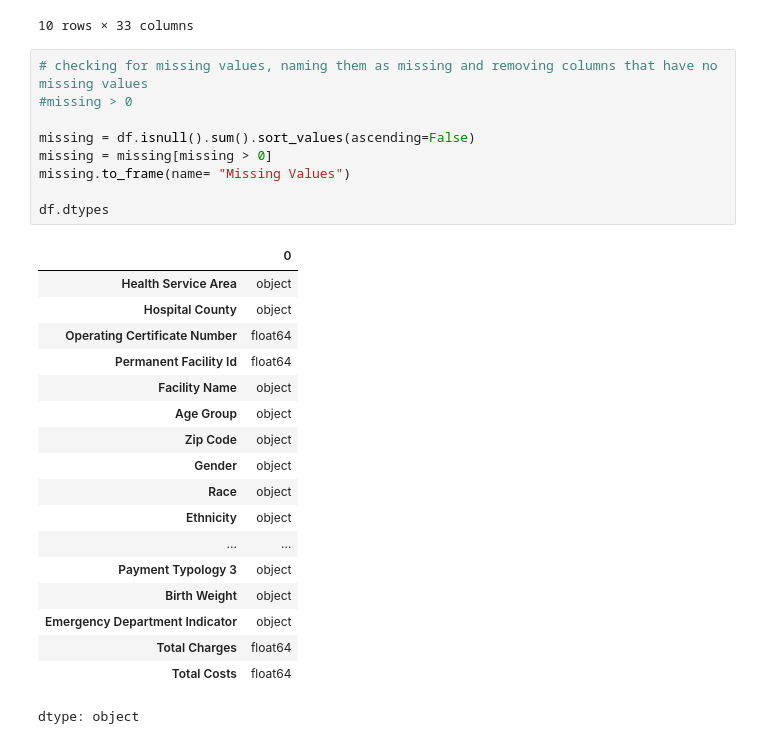
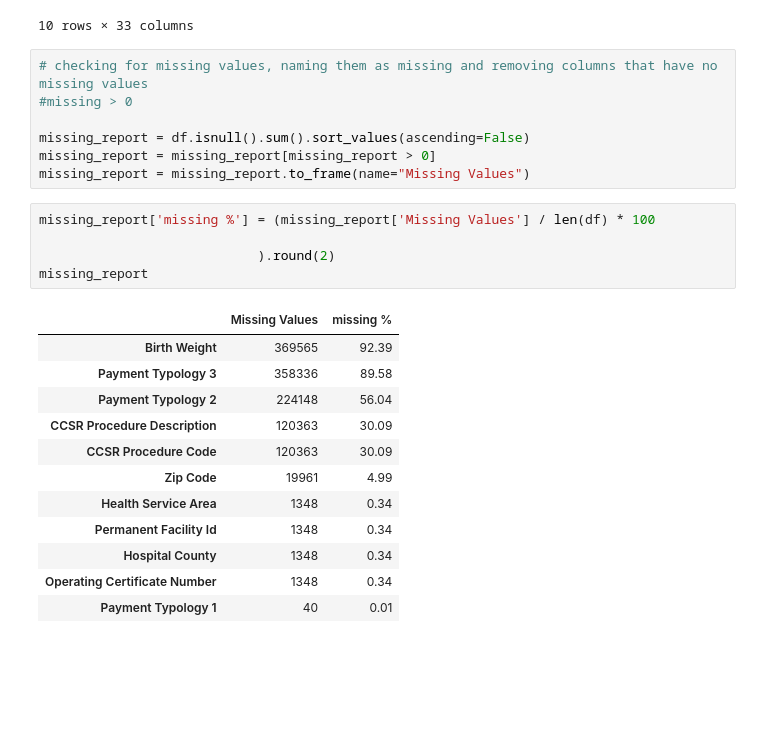
Before and after one commit to wenh08/Python_projects-, a Jupyter notebook: Hospital_Inpatient_Discharge.ipynb, the cells around one changed output. Cells and saved outputs as stored; diff of their text form; blank space fills up the shorter version.

```diff
--- a/Hospital_Inpatient_Discharge.ipynb
+++ b/Hospital_Inpatient_Discharge.ipynb
@@ -69,27 +69,24 @@ df.tail(10)
 # checking for missing values, naming them as missing and removing columns that have no missing values
 #missing > 0
 
-missing = df.isnull().sum().sort_values(ascending=False)
-missing = missing[missing > 0]
-missing.to_frame(name= "Missing Values")
-
-df.dtypes
+missing_report = df.isnull().sum().sort_values(ascending=False)
+missing_report = missing_report[missing_report > 0]
+missing_report = missing_report.to_frame(name="Missing Values")
-# %% [output]
-|  | 0 |
-| Health Service Area | object |
-| Hospital County | object |
-| Operating Certificate Number | float64 |
-| Permanent Facility Id | float64 |
-| Facility Name | object |
-| Age Group | object |
-| Zip Code | object |
-| Gender | object |
-| Race | object |
-| Ethnicity | object |
-| ... | ... |
-| Payment Typology 3 | object |
-| Birth Weight | object |
-| Emergency Department Indicator | object |
-| Total Charges | float64 |
-| Total Costs | float64 |
-dtype: object
+# %%
+missing_report['missing %'] = (missing_report['Missing Values'] / len(df) * 100
+
+                            ).round(2)
+missing_report
+# %% [output]
+|  | Missing Values | missing % |
+| Birth Weight | 369565 | 92.39 |
+| Payment Typology 3 | 358336 | 89.58 |
+| Payment Typology 2 | 224148 | 56.04 |
+| CCSR Procedure Description | 120363 | 30.09 |
+| CCSR Procedure Code | 120363 | 30.09 |
+| Zip Code | 19961 | 4.99 |
+| Health Service Area | 1348 | 0.34 |
+| Permanent Facility Id | 1348 | 0.34 |
+| Hospital County | 1348 | 0.34 |
+| Operating Certificate Number | 1348 | 0.34 |
+| Payment Typology 1 | 40 | 0.01 |
```
Also changed, not shown: parts of 5 cells of this notebook.
